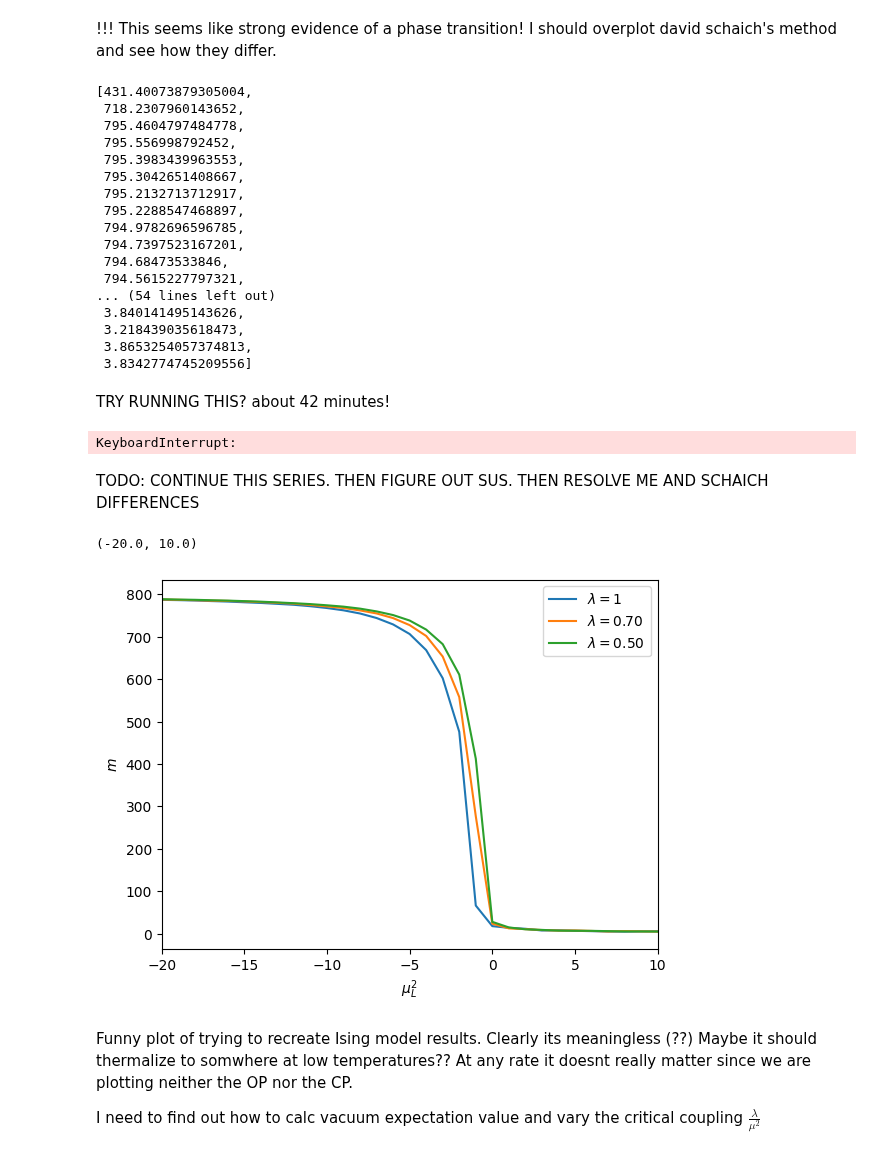
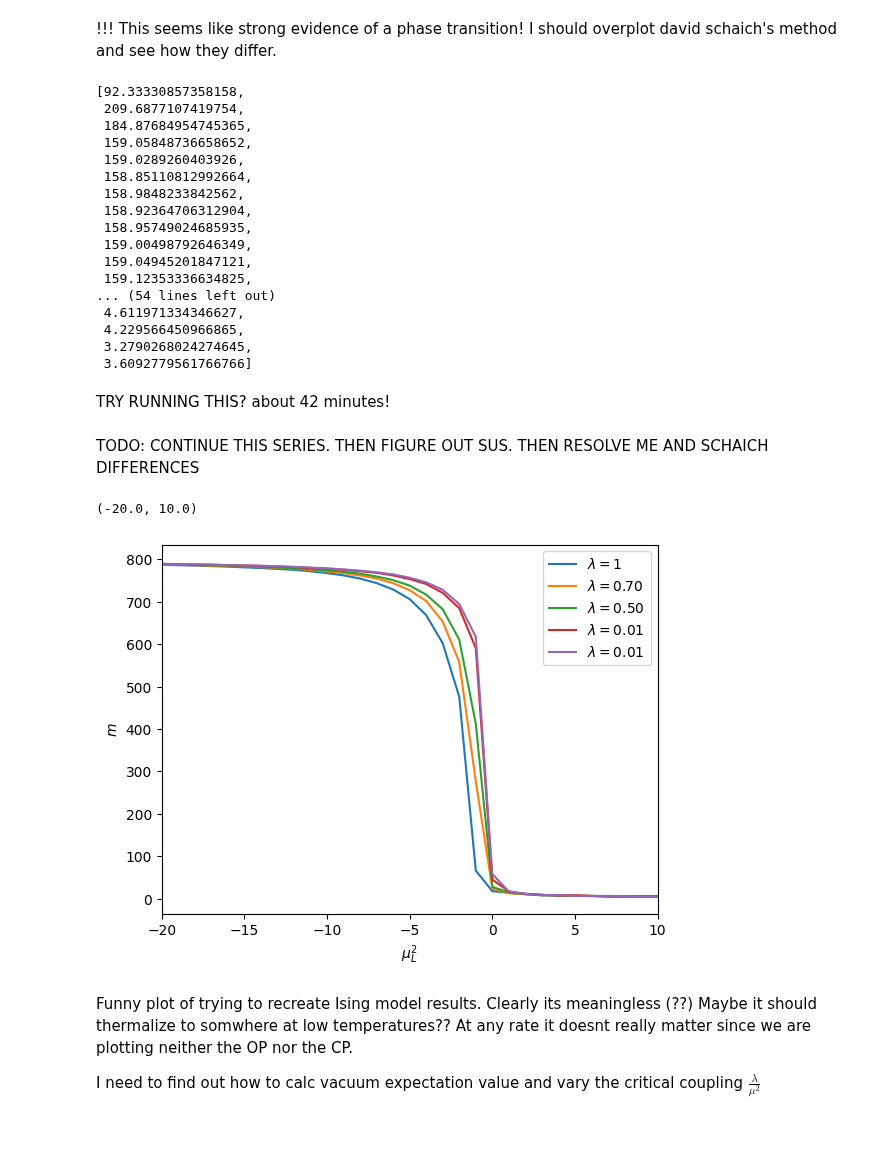
Before and after one commit to noahchanoah/thesis, a Jupyter notebook: FirstPhiFour.ipynb, the cells around one changed output. Saved outputs shown, nothing was run; the diff lists cells and outputs as text; code cells hidden in the pictures.

```diff
--- a/FirstPhiFour.ipynb
+++ b/FirstPhiFour.ipynb
@@ -386,7 +386,7 @@ Text(0, 0.5, '$m$')
 '''THE DAVID SCHAICH METHOD'''
 lat = initLattice(20)
 SchaichAvgArr = []
-lam = 0.5
+lam = 0.25
 muRange = np.arange(-50,20)
 for mu in muRange:
     SchaichmArr = calcMagArrSCHAICH(lat,1000, lam, mu)
@@ -394,20 +394,20 @@ for mu in muRange:
 
 SchaichAvgArr
 # %% [output]
-[431.40073879305004,
- 718.2307960143652,
- 795.4604797484778,
- 795.556998792452,
- 795.3983439963553,
- 795.3042651408667,
- 795.2132713712917,
- 795.2288547468897,
- 794.9782696596785,
- 794.7397523167201,
- 794.68473533846,
- 794.5615227797321,
+[92.33330857358158,
+ 209.6877107419754,
+ 184.87684954745365,
+ 159.05848736658652,
+ 159.0289260403926,
+ 158.85110812992664,
+ 158.9848233842562,
+ 158.92364706312904,
+ 158.95749024685935,
+ 159.00498792646349,
+ 159.04945201847121,
+ 159.12353336634825,
 ... (54 lines left out)
- 3.840141495143626,
- 3.218439035618473,
- 3.8653254057374813,
- 3.8342774745209556]
+ 4.611971334346627,
+ 4.229566450966865,
+ 3.2790268024274645,
+ 3.6092779561766766]
@@ -431,8 +433,6 @@ for lam in [0.25,0.10,0.05,0.03,0.02,0.01]:
         json.dump(SchaichAvgArr, filehandle)
 
     i+=1
-# %% [output]
-KeyboardInterrupt:
 # %%
 SchaichAvgArr=[302.7153632414202,
  633.3774102061523,
@@ -649,16 +720,31 @@ SchaichAvgArr5=[431.40073879305004,
+# %%
+from numpy import loadtxt
+SchaichAvgArr025 = loadtxt("lam025Sch.txt", comments="#", delimiter=",", unpack=False)
+SchaichAvgArr01 = loadtxt("lam01Sch.txt", comments="#", delimiter=",", unpack=False)
+SchaichAvgArr005 = loadtxt("lam005Sch.txt", comments="#", delimiter=",", unpack=False)
+SchaichAvgArr003 = loadtxt("lam003Sch.txt", comments="#", delimiter=",", unpack=False)
+SchaichAvgArr002 = loadtxt("lam002Sch.txt", comments="#", delimiter=",", unpack=False)
+SchaichAvgArr001 = loadtxt("lam001Sch.txt", comments="#", delimiter=",", unpack=False)
 # %% [markdown]
 TODO: CONTINUE THIS SERIES. THEN FIGURE OUT SUS. THEN RESOLVE ME AND SCHAICH DIFFERENCES
 # %%
 plt.plot(muRange, SchaichAvgArr, label="$\lambda=1$")
 plt.plot(muRange, SchaichAvgArr7, label="$\lambda=0.70$")
 plt.plot(muRange, SchaichAvgArr5, label="$\lambda=0.50$")
+# plt.plot(muRange, SchaichAvgArr025, label="$\lambda=0.25$") #bad
+# plt.plot(muRange, SchaichAvgArr025TWO, label="$\lambda=0.25$") #bad
+plt.plot(muRange, SchaichAvgArr01, label="$\lambda=0.01$")
+# plt.plot(muRange, SchaichAvgArr005, label="$\lambda=0.05$") #bad
+# plt.plot(muRange, SchaichAvgArr003, label="$\lambda=0.03$") # bad
+# plt.plot(muRange, SchaichAvgArr002, label="$\lambda=0.02$") #bad
+plt.plot(muRange, SchaichAvgArr001, label="$\lambda=0.01$")
 plt.xlabel("$\mu_L^2$")
 plt.ylabel("$m$")
 plt.legend()
 plt.xlim(-20,10)
 # %% [output]
 (-20.0, 10.0)
-[figure, old version]
+[figure, new version]
 # %% [markdown]
 Funny plot of trying to recreate Ising model results. Clearly its meaningless (??) Maybe it should thermalize to somwhere at low temperatures?? At any rate it doesnt really matter since we are plotting neither the OP nor the CP.
 
```
Also changed, not shown: parts of 8 cells of this notebook.
